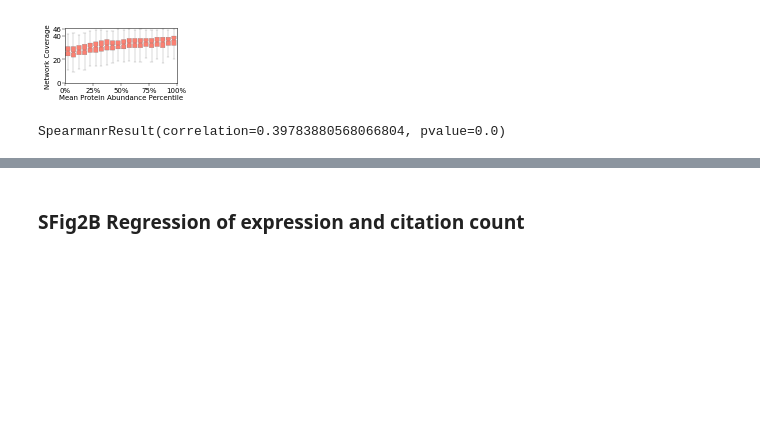
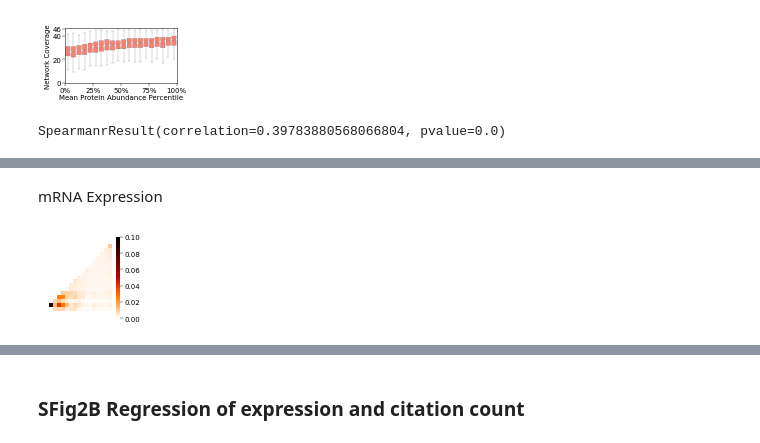
Before and after one commit to sarah-n-wright/Network_Evaluation_Tools, a Jupyter notebook: StateOfTheInteractomes_Notebooks/1_Statistics_and_Representation.ipynb, the cells around one changed output, grey strips where cells are left out. Drawn from its saved outputs; the diff is of its cells as text; code cells hidden in the pictures; blank space fills up the shorter version.

```diff
--- a/StateOfTheInteractomes_Notebooks/1_Statistics_and_Representation.ipynb
+++ b/StateOfTheInteractomes_Notebooks/1_Statistics_and_Representation.ipynb
@@ -278,0 +473,16 @@ SpearmanrResult(correlation=0.39783880568066804, pvalue=0.0)
+# %% [markdown]
+mRNA Expression
+# %%
+rna_bins = sorted(rna_gene_bins.bin.unique())
+rna_bins_dict = {rna_bins[i]:i for i in range(len(rna_bins))}
+rna_bin_sizes = rna_gene_bins[rna_gene_bins.index.isin(node_list)].bin.value_counts().sort_index().to_list()
+rna_bin_map = rna_gene_bins.loc[:, ('bin')].to_dict()
+rna_bin_map = {gene: rna_bins_dict[rna_bin_map[gene]] for gene in rna_bin_map.keys()}
+rna_counts = get_bin_counts(edge_counts, rna_bin_map, node_mapping, rna_bins)
+rna_totals = get_bin_totals(rna_bins, rna_bin_sizes)
+
+_ = plt.figure(figsize=(1.5, 1.5))
+sns.heatmap(rna_counts/rna_totals, square=True, cmap='gist_heat_r', vmin=0, vmax=0.1, xticklabels=False, yticklabels=False)
+plt.gca().invert_yaxis()
+# %% [output]
+[figure, added]
```
Also changed, not shown: parts of 34 cells of this notebook, 33 other files.
